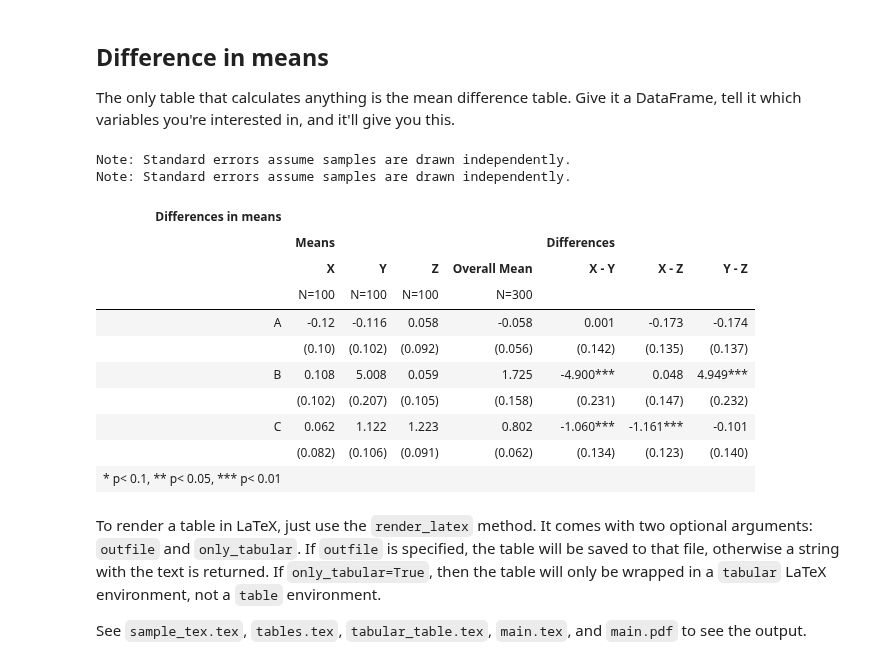
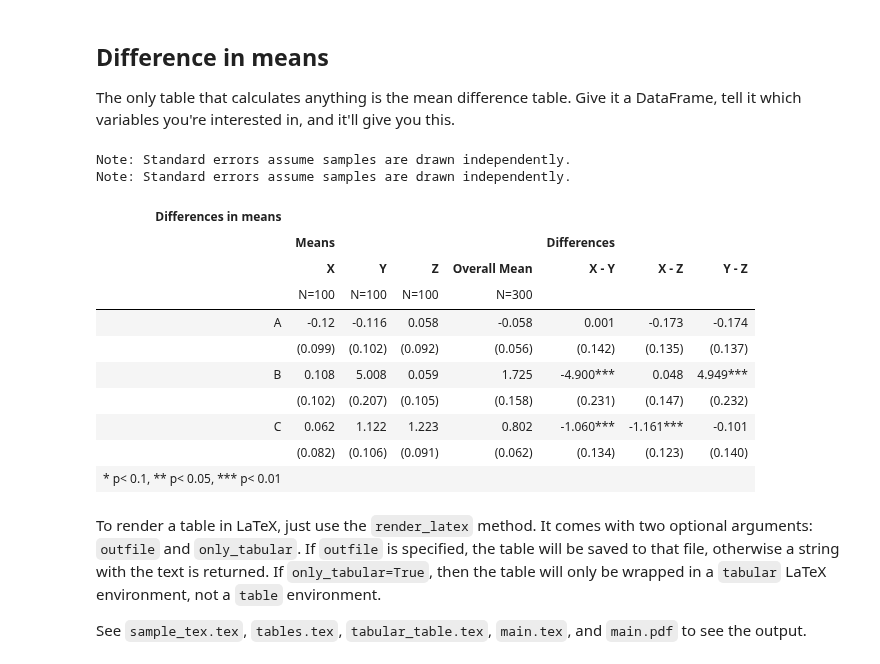
Before and after one commit to andersonfrailey/statstables, a Jupyter notebook: samplenotebook.ipynb, the cells around one changed output. Cells and saved outputs as stored; diff of their text form; code cells hidden in the pictures.

Commit message:
make formatting of standard error rows the same as the main value; allow for custom default formatters

```diff
--- a/samplenotebook.ipynb
+++ b/samplenotebook.ipynb
@@ -60,24 +60,30 @@ The only table that calculates anything is the mean difference table. Give it a
 # %%
 table1 = tables.MeanDifferenceTable(
     df=df,
     var_list=["A", "B", "C"],
     group_var="group",
     diff_pairs=[("X", "Y"), ("X", "Z"), ("Y", "Z")],
 )
 table1.caption = "Differences in means"
 table1.label = "table:differencesinmeans"
 table1.table_params["caption_location"] = "top"
-table1.custom_formatters({("A", "X"): lambda x: f"{x:.2f}"})
+
+
+def bold_b(value, **kwargs):
+    return {"value": f"{value:.3f}", "bold": True}
+
+
+table1.custom_formatters({("A", "X"): lambda x: f"{x:.2f}", "B": bold_b})
 table1
 # %% [output]
 Note: Standard errors assume samples are drawn independently.
 Note: Standard errors assume samples are drawn independently.
 | Differences in means |  |  |  |  |  |  |  |
 |  | Means |  |  |  | Differences |  |  |
 |  | X | Y | Z | Overall Mean | X - Y | X - Z | Y - Z |
 |  | N=100 | N=100 | N=100 | N=300 |  |  |  |
 | A | -0.12 | -0.116 | 0.058 | -0.058 | 0.001 | -0.173 | -0.174 |
-|  | (0.10) | (0.102) | (0.092) | (0.056) | (0.142) | (0.135) | (0.137) |
+|  | (0.099) | (0.102) | (0.092) | (0.056) | (0.142) | (0.135) | (0.137) |
 | B | 0.108 | 5.008 | 0.059 | 1.725 | -4.900*** | 0.048 | 4.949*** |
 |  | (0.102) | (0.207) | (0.105) | (0.158) | (0.231) | (0.147) | (0.232) |
 | C | 0.062 | 1.122 | 1.223 | 0.802 | -1.060*** | -1.161*** | -0.101 |
```
Also changed, not shown: parts of 6 cells of this notebook, 4 other files.
